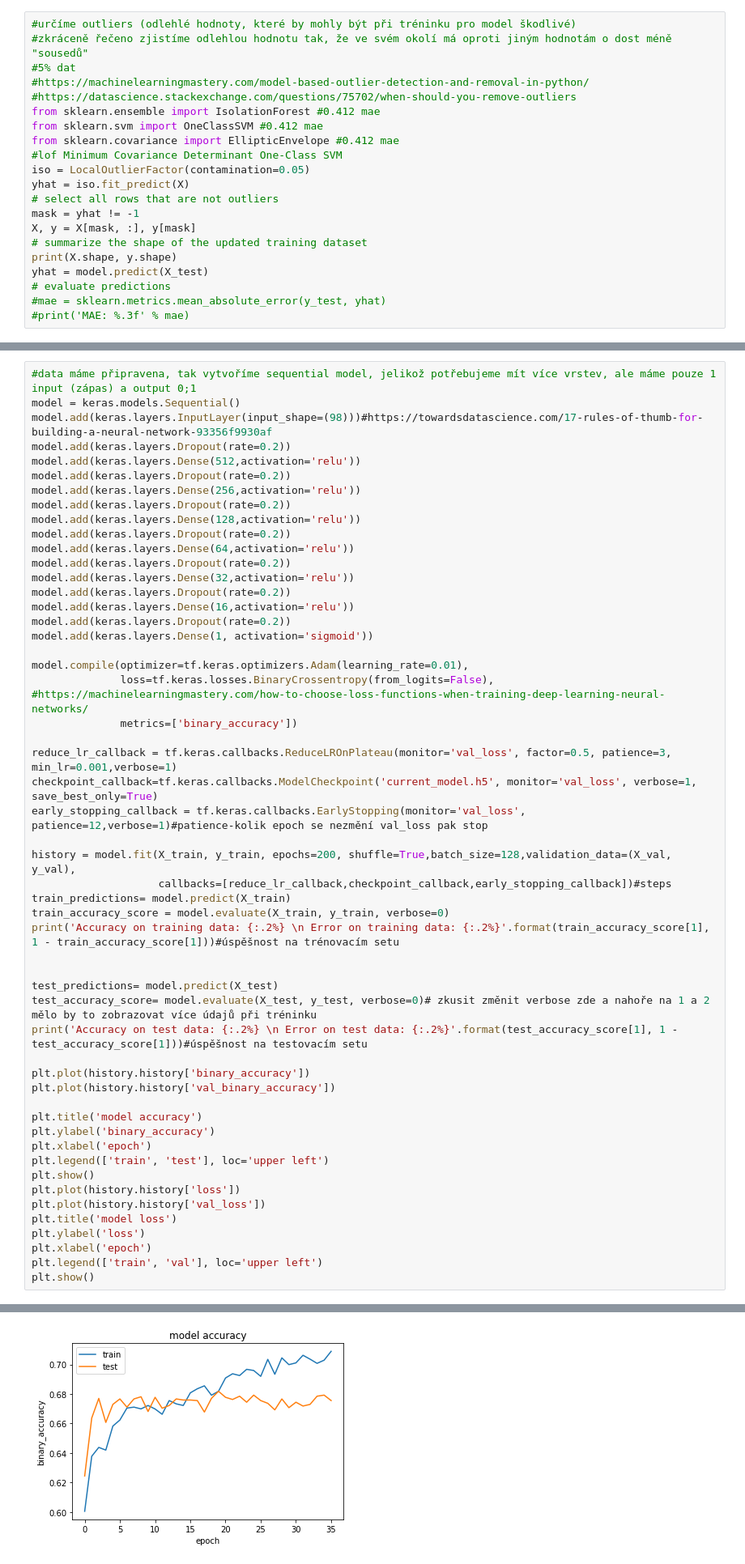
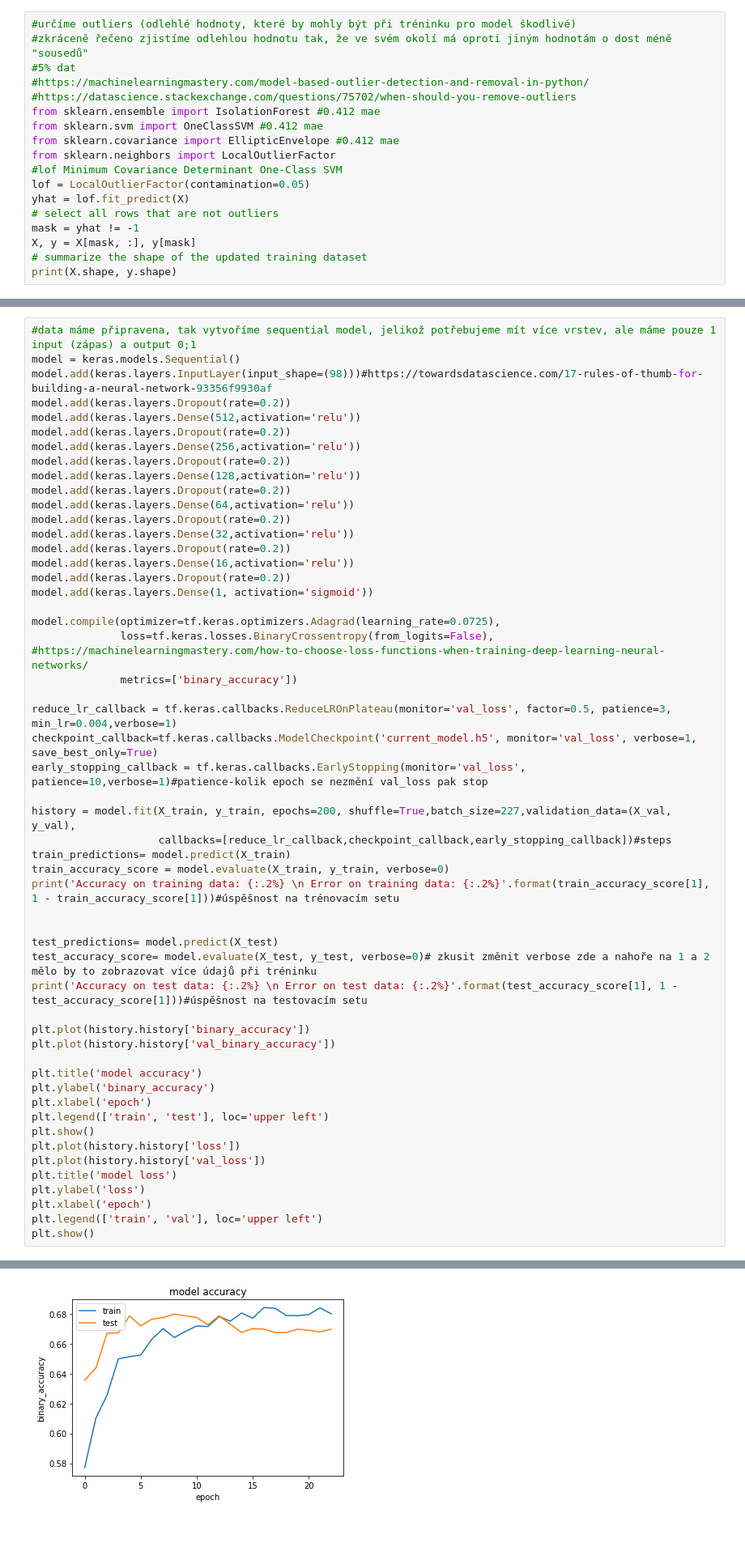
Before and after one commit to lotrmay/TensorFlow_Learning, a Jupyter notebook: bc.ipynb, the cells around one changed output, grey strips where cells are left out. Shown at 81% size. Cells and saved outputs as stored; diff of their text form; blank space fills up the shorter version.

```diff
--- a/bc.ipynb
+++ b/bc.ipynb
@@ -55,18 +57,15 @@ X = dataset.values
 from sklearn.ensemble import IsolationForest #0.412 mae
 from sklearn.svm import OneClassSVM #0.412 mae
 from sklearn.covariance import EllipticEnvelope #0.412 mae
+from sklearn.neighbors import LocalOutlierFactor
 #lof Minimum Covariance Determinant One-Class SVM
-iso = LocalOutlierFactor(contamination=0.05)
-yhat = iso.fit_predict(X)
+lof = LocalOutlierFactor(contamination=0.05)
+yhat = lof.fit_predict(X)
 # select all rows that are not outliers
 mask = yhat != -1
 X, y = X[mask, :], y[mask]
 # summarize the shape of the updated training dataset
 print(X.shape, y.shape)
-yhat = model.predict(X_test)
-# evaluate predictions
-#mae = sklearn.metrics.mean_absolute_error(y_test, yhat)
-#print('MAE: %.3f' % mae)
 # %% [output]
 (17983, 98) (17983,)
 # %%
@@ -116,15 +325,15 @@ model.add(keras.layers.Dense(16,activation='relu'))
 model.add(keras.layers.Dropout(rate=0.2))
 model.add(keras.layers.Dense(1, activation='sigmoid'))
 
-model.compile(optimizer=tf.keras.optimizers.Adam(learning_rate=0.01),
+model.compile(optimizer=tf.keras.optimizers.Adagrad(learning_rate=0.0725),
               loss=tf.keras.losses.BinaryCrossentropy(from_logits=False), #https://machinelearningmastery.com/how-to-choose-loss-functions-when-training-deep-learning-neural-networks/
               metrics=['binary_accuracy'])
 
-reduce_lr_callback = tf.keras.callbacks.ReduceLROnPlateau(monitor='val_loss', factor=0.5, patience=3, min_lr=0.001,verbose=1)
+reduce_lr_callback = tf.keras.callbacks.ReduceLROnPlateau(monitor='val_loss', factor=0.5, patience=3, min_lr=0.004,verbose=1)
 checkpoint_callback=tf.keras.callbacks.ModelCheckpoint('current_model.h5', monitor='val_loss', verbose=1, save_best_only=True)
-early_stopping_callback = tf.keras.callbacks.EarlyStopping(monitor='val_loss', patience=12,verbose=1)#patience-kolik epoch se nezmění val_loss pak stop
+early_stopping_callback = tf.keras.callbacks.EarlyStopping(monitor='val_loss', patience=10,verbose=1)#patience-kolik epoch se nezmění val_loss pak stop
 
-history = model.fit(X_train, y_train, epochs=200, shuffle=True,batch_size=128,validation_data=(X_val, y_val),
+history = model.fit(X_train, y_train, epochs=200, shuffle=True,batch_size=227,validation_data=(X_val, y_val),
                     callbacks=[reduce_lr_callback,checkpoint_callback,early_stopping_callback])#steps
 train_predictions= model.predict(X_train)
 train_accuracy_score = model.evaluate(X_train, y_train, verbose=0)
@@ -171 +380 @@ Accuracy on test data: 65.97%
-[figure, old version]
+[figure, new version]
```
Also changed, not shown: parts of 9 cells of this notebook.
